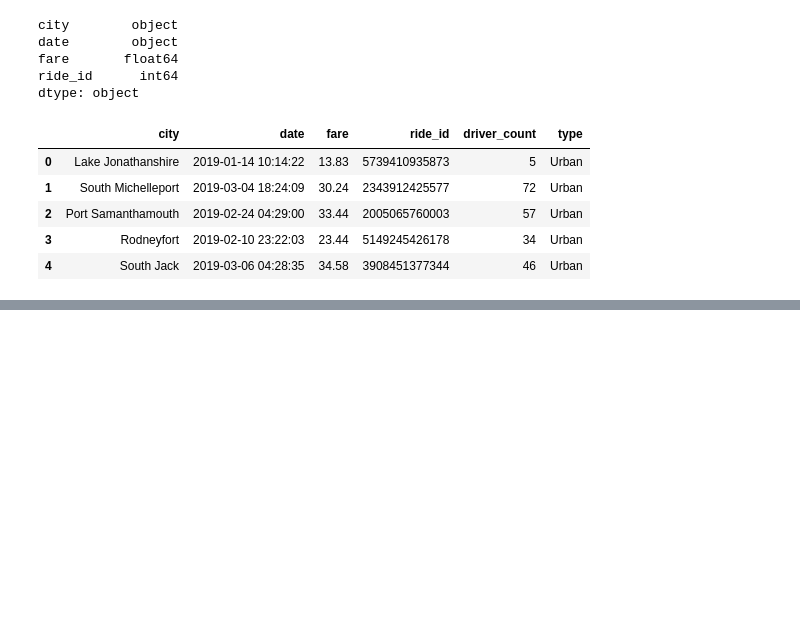
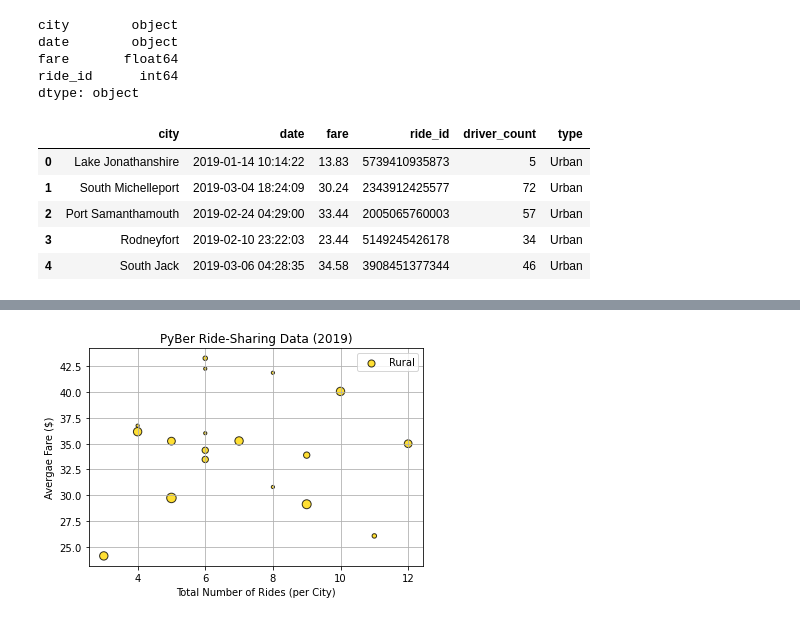
Before and after one commit to mpooser417/PyBer_Analysis, a Jupyter notebook: PyBer.ipynb, the cells around one changed output, grey strips where cells are left out. Drawn from its saved outputs; the diff is of its cells as text; code cells hidden in the pictures; blank space fills up the shorter version.

```diff
--- a/PyBer.ipynb
+++ b/PyBer.ipynb
@@ -121,0 +213,10 @@ pyber_ride_df.head()
+# %%
+#Rural Cities buble chart
+plt.scatter(rural_ride_count, rural_avg_fare, s=10*rural_driver_count, color="gold", edgecolor="black", linewidths=1, alpha=.8, label="Rural")
+plt.title("PyBer Ride-Sharing Data (2019)")
+plt.xlabel("Total Number of Rides (per City)")
+plt.ylabel("Avergae Fare ($)")
+plt.legend()
+plt.grid(True)
+# %% [output]
+[figure, added]
```
Also changed, not shown: parts of 11 cells of this notebook, 1 other file.
